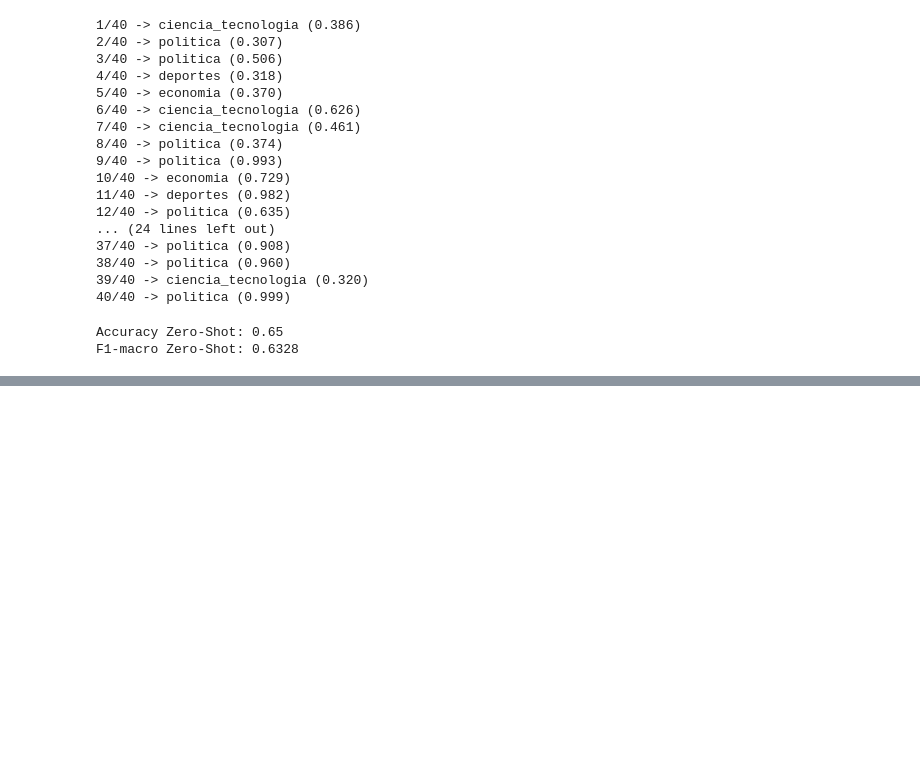
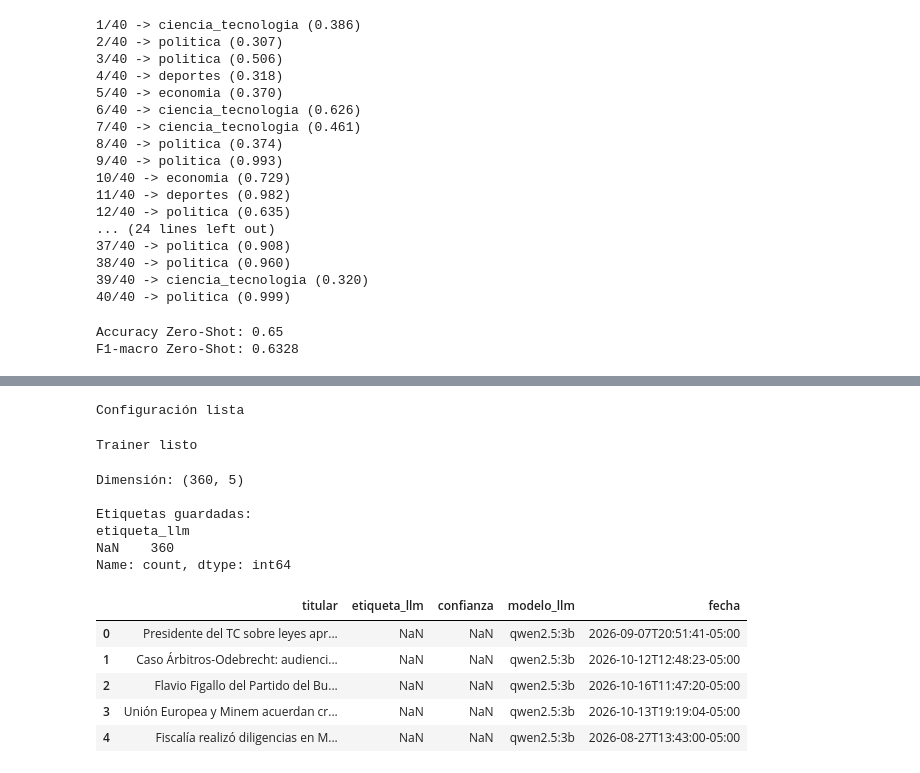
Before and after one commit to miriandelacon13-ux/Repository-name-Tarea1_Noticias_Peruanas, a Jupyter notebook: tarea_1/02_clasificacion.ipynb, the cells around one changed output, grey strips where cells are left out. Saved outputs shown, nothing was run; the diff lists cells and outputs as text; code cells hidden in the pictures; blank space fills up the shorter version.

Commit message:
Completa modelado y clasificacion de noticias

```diff
--- a/tarea_1/02_clasificacion.ipynb
+++ b/tarea_1/02_clasificacion.ipynb
@@ -282,0 +1227,72 @@ def limpiar_etiqueta(texto):
+# %%
+from transformers import TrainingArguments, Trainer
+
+def compute_metrics(eval_pred):
+    logits, labels = eval_pred
+    predicciones = np.argmax(logits, axis=-1)
+
+    accuracy = accuracy_score(labels, predicciones)
+    f1 = f1_score(labels, predicciones, average="macro")
+
+    return {
+        "accuracy": accuracy,
+        "f1_macro": f1
+    }
+
+training_args = TrainingArguments(
+    output_dir="modelo/checkpoints",
+    num_train_epochs=3,
+    per_device_train_batch_size=8,
+    per_device_eval_batch_size=8,
+    learning_rate=2e-5,
+    eval_strategy="epoch",
+    save_strategy="epoch",
+    load_best_model_at_end=True,
+    metric_for_best_model="f1_macro",
+    greater_is_better=True,
+    logging_steps=10,
+    report_to="none",
+    seed=42
+)
+
+print("Configuración lista")
+# %% [output]
+Configuración lista
+# %%
+trainer = Trainer(
+    model=model,
+    args=training_args,
+    train_dataset=train_tokenized,
+    eval_dataset=val_tokenized,
+    processing_class=tokenizer,
+    compute_metrics=compute_metrics
+)
+
+print("Trainer listo")
+# %% [output]
+Trainer listo
+# %%
+df_llm_prueba = pd.read_csv("datos/etiquetas_llm.csv")
+
+print("Dimensión:", df_llm_prueba.shape)
+
+print("\nEtiquetas guardadas:")
+print(
+    df_llm_prueba["etiqueta_llm"]
+    .value_counts(dropna=False)
+)
+
+df_llm_prueba.head()
+# %% [output]
+Dimensión: (360, 5)
+
+Etiquetas guardadas:
+etiqueta_llm
+NaN    360
+Name: count, dtype: int64
+|  | titular | etiqueta_llm | confianza | modelo_llm | fecha |
+| 0 | Presidente del TC sobre leyes apr... | NaN | NaN | qwen2.5:3b | 2026-09-07T20:51:41-05:00 |
+| 1 | Caso Árbitros-Odebrecht: audienci... | NaN | NaN | qwen2.5:3b | 2026-10-12T12:48:23-05:00 |
+| 2 | Flavio Figallo del Partido del Bu... | NaN | NaN | qwen2.5:3b | 2026-10-16T11:47:20-05:00 |
+| 3 | Unión Europea y Minem acuerdan cr... | NaN | NaN | qwen2.5:3b | 2026-10-13T19:19:04-05:00 |
+| 4 | Fiscalía realizó diligencias en M... | NaN | NaN | qwen2.5:3b | 2026-08-27T13:43:00-05:00 |
```
Also changed, not shown: parts of 72 cells of this notebook, 6 other files.
